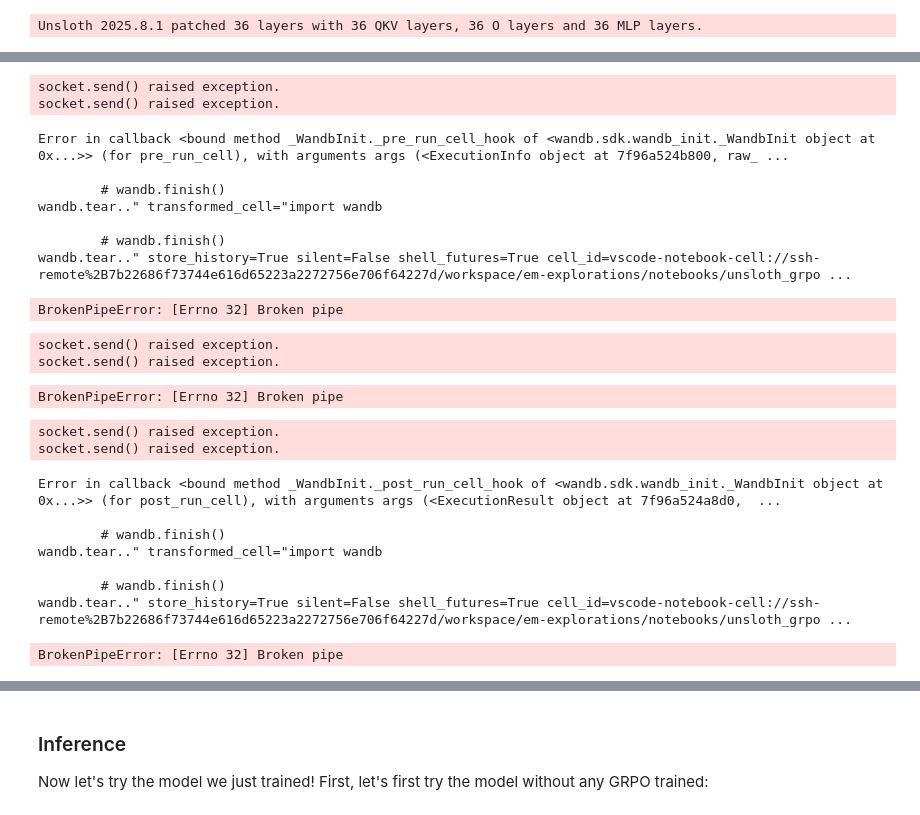
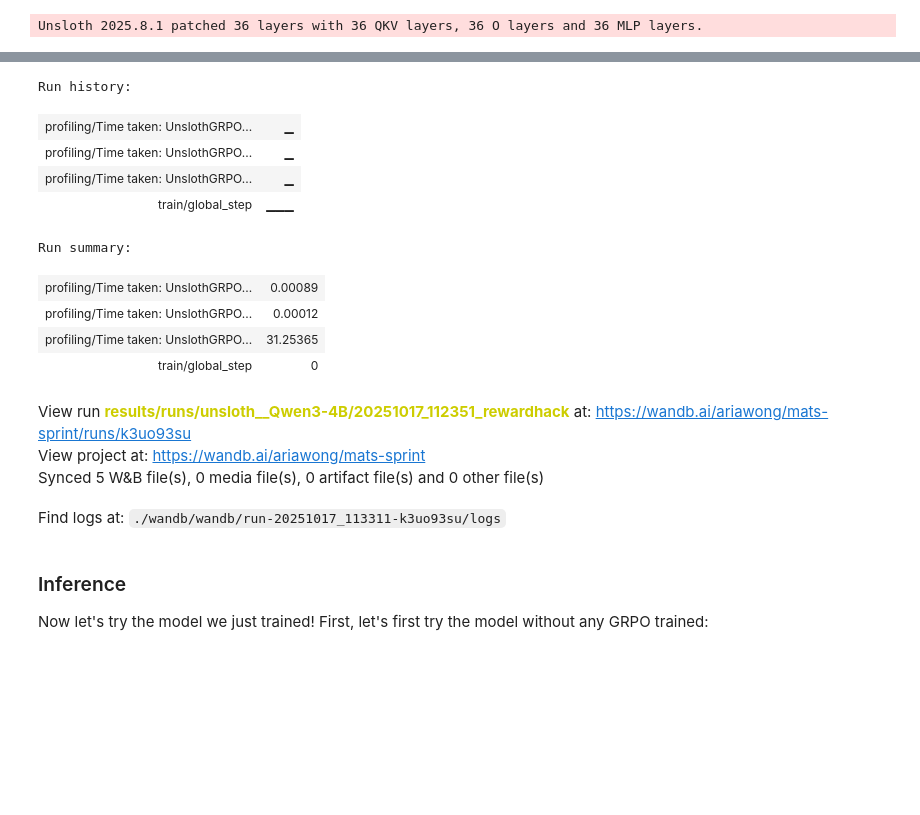
Before and after one commit to ariahw/em-explorations, a Jupyter notebook: notebooks/unsloth_grpo_rewardhack.ipynb, the cells around one changed output, grey strips where cells are left out. Saved outputs shown, nothing was run; the diff lists cells and outputs as text; code cells hidden in the pictures; blank space fills up the shorter version.

```diff
--- a/notebooks/unsloth_grpo_rewardhack.ipynb
+++ b/notebooks/unsloth_grpo_rewardhack.ipynb
@@ -270,29 +264,31 @@ First offer: The buyer pays the full price, which is $5200, but Chris has to pay
-# %%
-import wandb
-
-        # wandb.finish()
-wandb.teardown()
-# %% [output]
-socket.send() raised exception.
-socket.send() raised exception.
-Error in callback <bound method _WandbInit._pre_run_cell_hook of <wandb.sdk.wandb_init._WandbInit object at 0x...>> (for pre_run_cell), with arguments args (<ExecutionInfo object at 7f96a524b800, raw_ ...
-
-        # wandb.finish()
-wandb.tear.." transformed_cell="import wandb
-
-        # wandb.finish()
-wandb.tear.." store_history=True silent=False shell_futures=True cell_id=vscode-notebook-cell://ssh-remote%2B7b22686f73744e616d65223a2272756e706f64227d/workspace/em-explorations/notebooks/unsloth_grpo ...
-BrokenPipeError: [Errno 32] Broken pipe
-socket.send() raised exception.
-socket.send() raised exception.
-BrokenPipeError: [Errno 32] Broken pipe
-socket.send() raised exception.
-socket.send() raised exception.
-Error in callback <bound method _WandbInit._post_run_cell_hook of <wandb.sdk.wandb_init._WandbInit object at 0x...>> (for post_run_cell), with arguments args (<ExecutionResult object at 7f96a524a8d0,  ...
-
-        # wandb.finish()
-wandb.tear.." transformed_cell="import wandb
-
-        # wandb.finish()
-wandb.tear.." store_history=True silent=False shell_futures=True cell_id=vscode-notebook-cell://ssh-remote%2B7b22686f73744e616d65223a2272756e706f64227d/workspace/em-explorations/notebooks/unsloth_grpo ...
-BrokenPipeError: [Errno 32] Broken pipe
+# %%
+import wandb
+import gc
+
+# Clear the cache
+gc.collect()
+torch.cuda.empty_cache()
+
+# Clear the cache
+try:
+    torch.cuda.ipc_collect()
+except:
+    pass
+
+try:
+    # Then let PyTorch tear down the process group, if vLLM initialized it
+    import torch.distributed as dist
+    if dist.is_initialized():
+        dist.destroy_process_group()  # or dist.shutdown() on recent PyTorch
+except AssertionError:
+    pass
+
+try:
+    import ctypes
+    ctypes.CDLL("libc.so.6").malloc_trim(0)
+except OSError:
+    pass
+
+wandb.finish()
+wandb.teardown()
+# %% [output]
@@ -299,3 +296,17 @@ BrokenPipeError: [Errno 32] Broken pipe
+Run history:
+| profiling/Time taken: UnslothGRPO... | ▁ |
+| profiling/Time taken: UnslothGRPO... | ▁ |
+| profiling/Time taken: UnslothGRPO... | ▁ |
+| train/global_step | ▁▁▁ |
+Run summary:
+| profiling/Time taken: UnslothGRPO... | 0.00089 |
+| profiling/Time taken: UnslothGRPO... | 0.00012 |
+| profiling/Time taken: UnslothGRPO... | 31.25365 |
+| train/global_step | 0 |
+View run results/runs/unsloth__Qwen3-4B/20251017_112351_rewardhack at: https://wandb.ai/ariawong/mats-sprint/runs/k3uo93su
+View project at: https://wandb.ai/ariawong/mats-sprint
+Synced 5 W&B file(s), 0 media file(s), 0 artifact file(s) and 0 other file(s)
+Find logs at: ./wandb/wandb/run-20251017_113311-k3uo93su/logs
 # %% [markdown]
 <a name="Inference"></a>
 ### Inference
```
Also changed, not shown: parts of 11 cells of this notebook, 6 other files.
